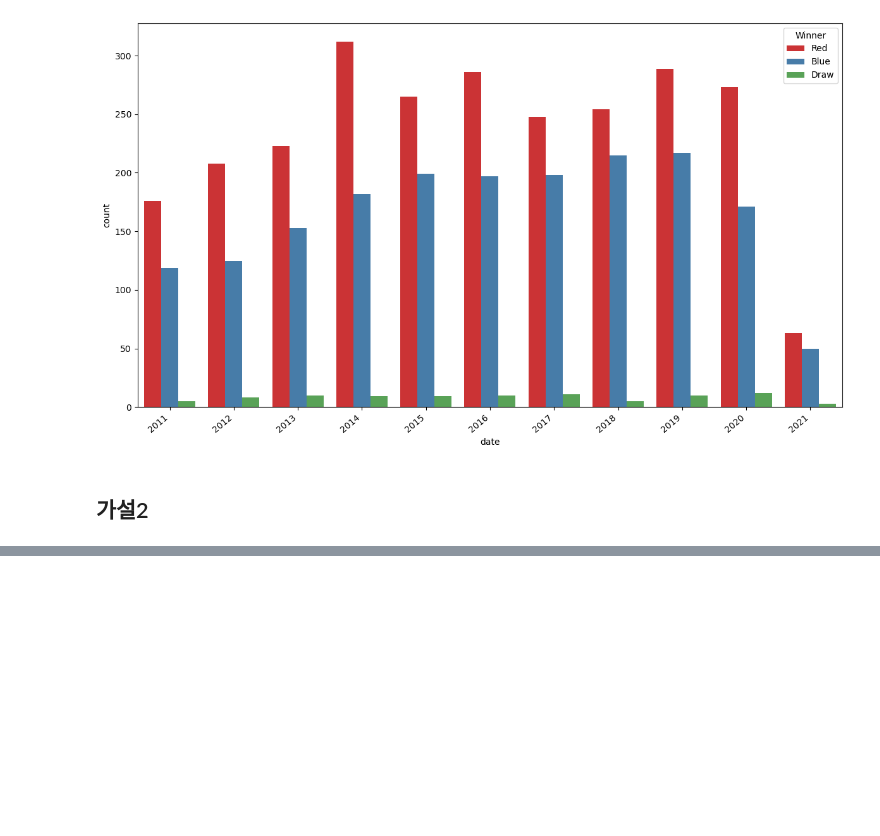
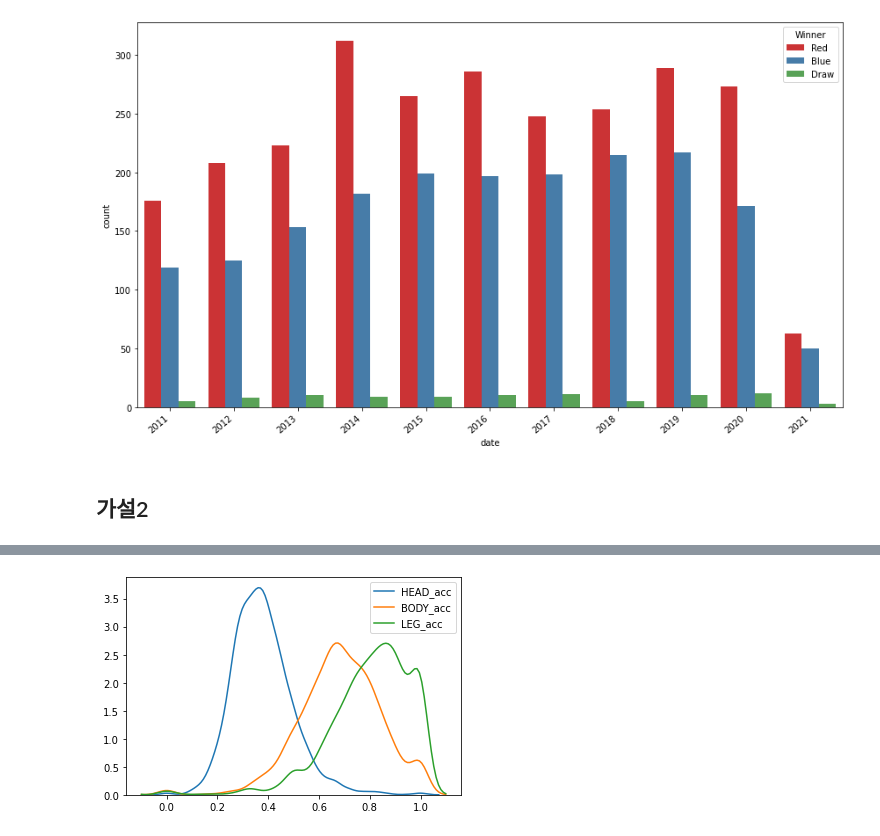
Before and after one commit to dlwnsgml7/Term-Project, a Jupyter notebook: Term Prject.ipynb, the cells around one changed output, grey strips where cells are left out. Drawn from its saved outputs; the diff is of its cells as text; code cells hidden in the pictures; blank space fills up the shorter version.

Commit message:
update plots

```diff
--- a/Term Prject.ipynb
+++ b/Term Prject.ipynb
@@ -163,0 +183,20 @@ ufc_df2= df
+# %%
+B_columns = []
+R_columns = []
+parts = ['HEAD','BODY','LEG']
+for col in all_columns:
+    if col.startswith('B_'):
+        if col=='B_fighter':
+            B_columns.append(col)
+        elif 'opp' in col:
+            continue
+        elif any(part in col for part in parts):
+            B_columns.append(col)
+
+    elif col.startswith('R_'):
+        if col=='R_fighter':
+            R_columns.append(col)
+        elif 'opp' in col:
+            continue
+        elif any(part in col for part in parts):
+            R_columns.append(col)
@@ -163,0 +209,3 @@ ufc_df2= df
+# %%
+R_df = df.loc[df['Winner']=='Red',R_columns]
+R_df
@@ -163,0 +226,7 @@ ufc_df2= df
+# %%
+R_df.dropna(inplace=True)
+R_df.reset_index(drop=True, inplace=True)
+# %%
+R_df['R_avg_HEAD_acc'] = R_df['R_avg_HEAD_landed']/R_df['R_avg_HEAD_att']
+R_df['R_avg_BODY_acc'] = R_df['R_avg_BODY_landed']/R_df['R_avg_BODY_att']
+R_df['R_avg_LEG_acc'] = R_df['R_avg_LEG_landed']/R_df['R_avg_LEG_att']
@@ -163,0 +249,8 @@ ufc_df2= df
+# %%
+fig, ax = plt.subplots()
+
+ax = sns.kdeplot(data=R_df['R_avg_HEAD_acc'], label='HEAD_acc', ax=ax)
+ax = sns.kdeplot(data=R_df['R_avg_BODY_acc'], label='BODY_acc', ax=ax)
+ax = sns.kdeplot(data=R_df['R_avg_LEG_acc'], label='LEG_acc', ax=ax)
+# %% [output]
+[figure, added]
```
Also changed, not shown: parts of 24 cells of this notebook.
